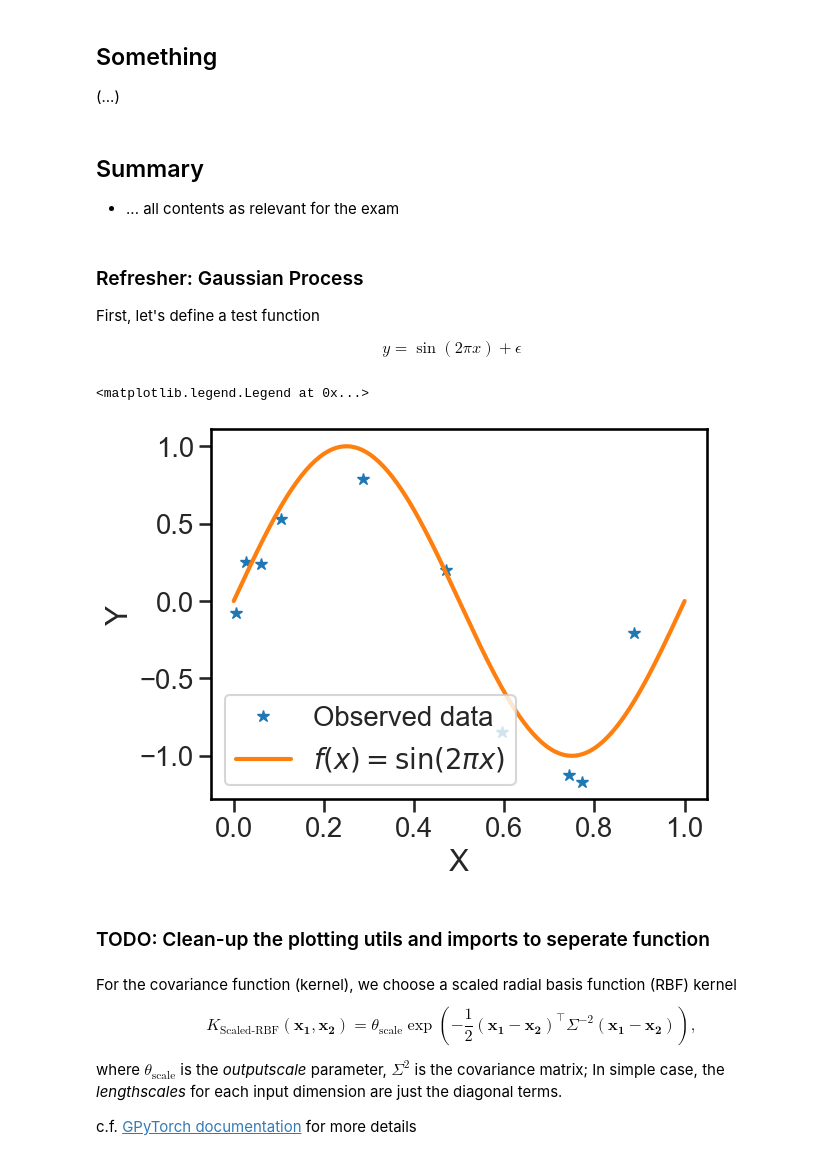
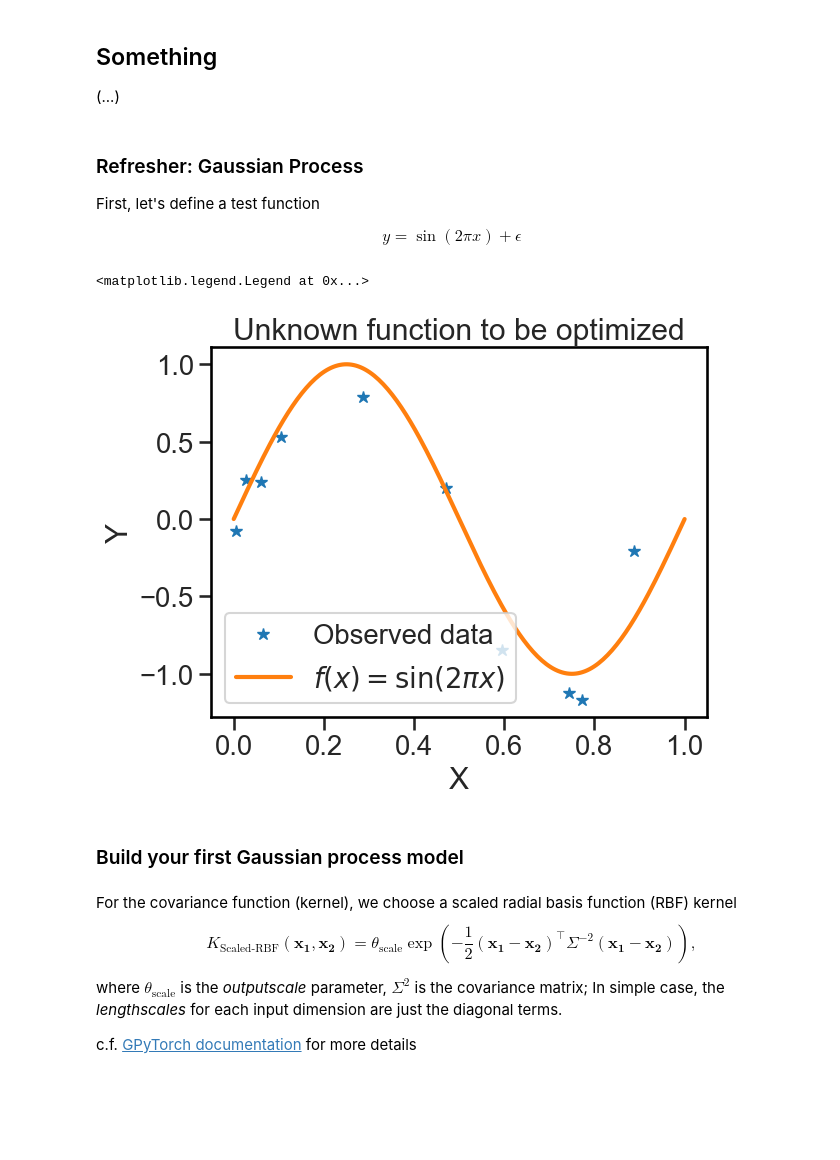
Before and after one commit to aoeftiger/TUDa-NMAP-14, a Jupyter notebook: lecture.ipynb, the cells around one changed output. Drawn from its saved outputs; the diff is of its cells as text; code cells hidden in the pictures; blank space fills up the shorter version.

```diff
--- a/lecture.ipynb
+++ b/lecture.ipynb
@@ -126,7 +123,3 @@ Below are some common terms used in the BO field, some of which are often used i
 <h2>Something</h2>
 
 (...)
-# %% [markdown]
-<h2>Summary</h2>
-
-- ... all contents as relevant for the exam
@@ -166,12 +146,13 @@ test_X = torch.linspace(xmin,xmax,200)
 # %%
 plt.plot(train_x, train_y, "*", label="Observed data")
 plt.plot(fine_x, fine_y, label=r"$f(x)=\sin(2\pi x)$")
 
 plt.xlabel("X")
 plt.ylabel("Y")
+plt.title("Unknown function to be optimized")
 plt.legend()
 # %% [output]
 <matplotlib.legend.Legend at 0x...>
-[figure, old version]
+[figure, new version]
 # %% [markdown]
-### TODO: Clean-up the plotting utils and imports to seperate function
+### Build your first Gaussian process model
```
Also changed, not shown: parts of 24 cells of this notebook, 4 other files.
